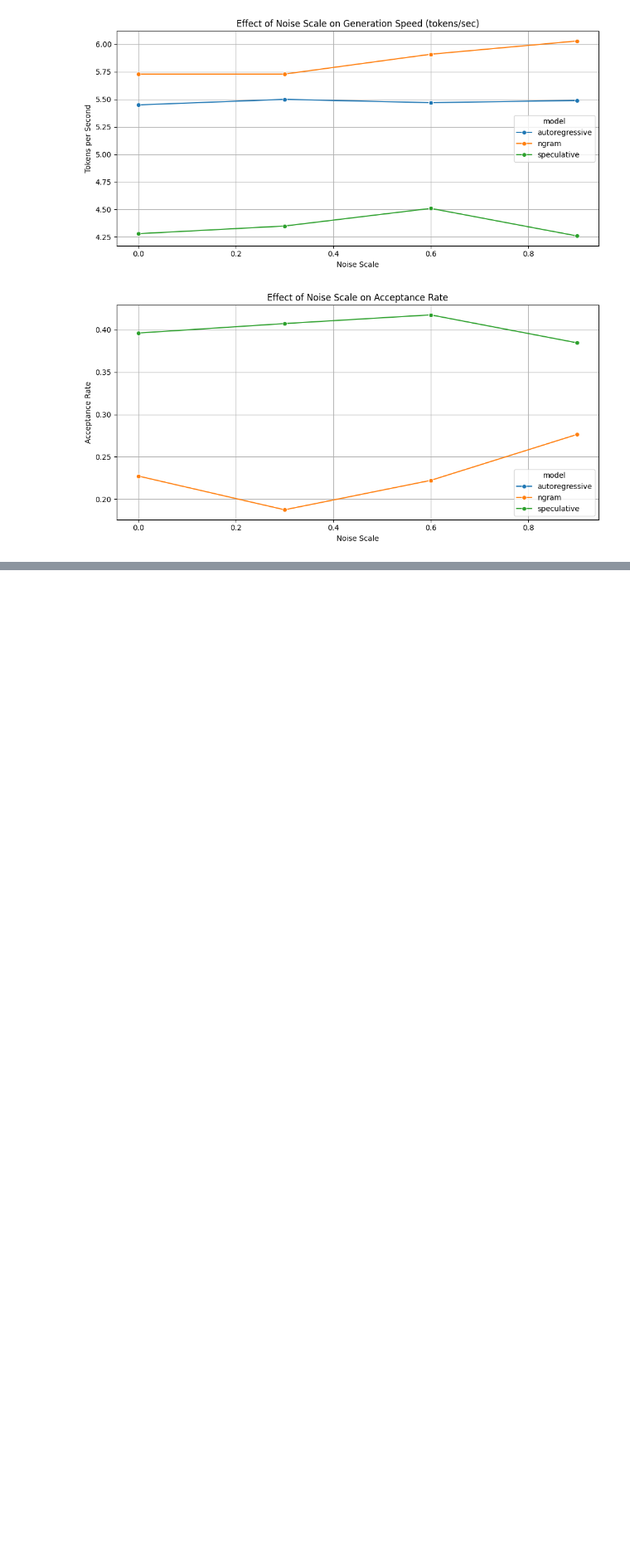
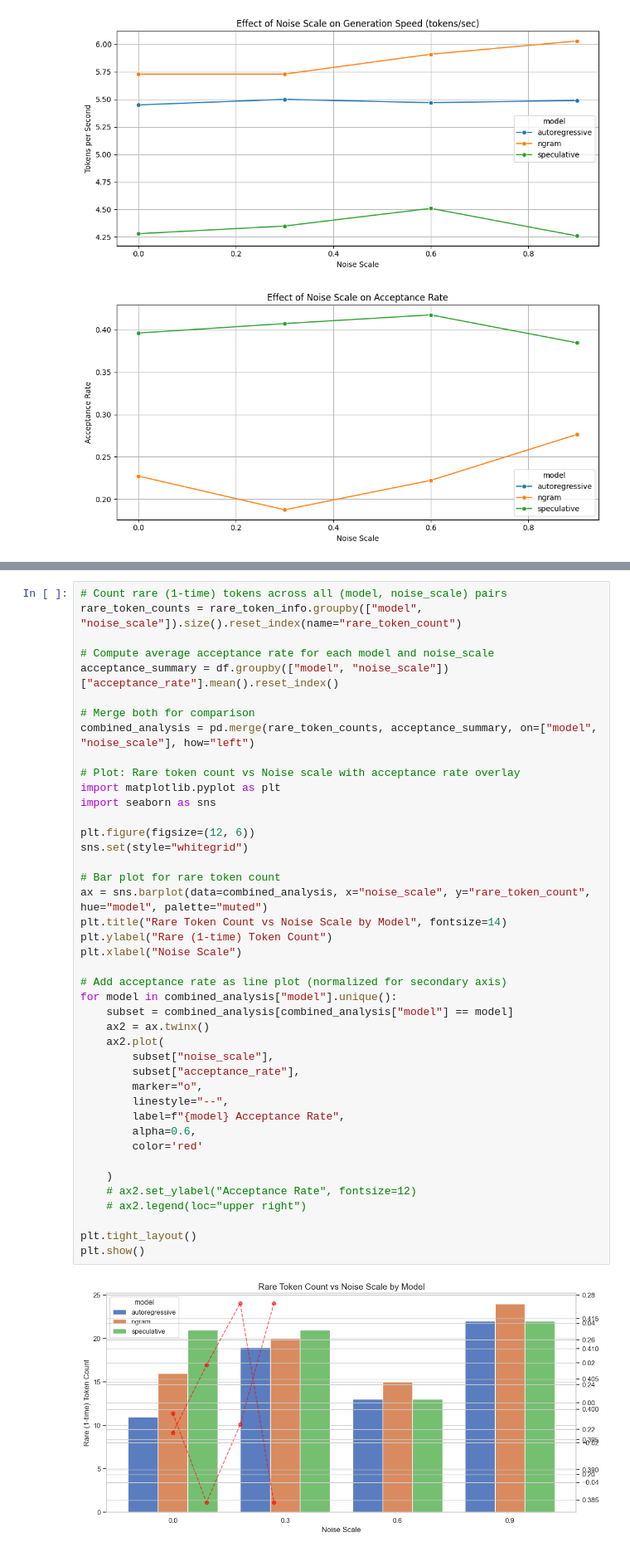
Before and after one commit to EulerMacaroni/Speculative-Decoding, a Jupyter notebook: results/NoiseVarAnalysis.ipynb, the cells around one changed output, grey strips where cells are left out. Shown: that part at 83% size. Cells and saved outputs as stored; diff of their text form; blank space fills up the shorter version.

Commit message:
analysis.

```diff
--- a/results/NoiseVarAnalysis.ipynb
+++ b/results/NoiseVarAnalysis.ipynb
@@ -121,0 +292,44 @@ plt.show()
+# %%
+# Count rare (1-time) tokens across all (model, noise_scale) pairs
+rare_token_counts = rare_token_info.groupby(["model", "noise_scale"]).size().reset_index(name="rare_token_count")
+
+# Compute average acceptance rate for each model and noise_scale
+acceptance_summary = df.groupby(["model", "noise_scale"])["acceptance_rate"].mean().reset_index()
+
+# Merge both for comparison
+combined_analysis = pd.merge(rare_token_counts, acceptance_summary, on=["model", "noise_scale"], how="left")
+
+# Plot: Rare token count vs Noise scale with acceptance rate overlay
+import matplotlib.pyplot as plt
+import seaborn as sns
+
+plt.figure(figsize=(12, 6))
+sns.set(style="whitegrid")
+
+# Bar plot for rare token count
+ax = sns.barplot(data=combined_analysis, x="noise_scale", y="rare_token_count", hue="model", palette="muted")
+plt.title("Rare Token Count vs Noise Scale by Model", fontsize=14)
+plt.ylabel("Rare (1-time) Token Count")
+plt.xlabel("Noise Scale")
+
+# Add acceptance rate as line plot (normalized for secondary axis)
+for model in combined_analysis["model"].unique():
+    subset = combined_analysis[combined_analysis["model"] == model]
+    ax2 = ax.twinx()
+    ax2.plot(
+        subset["noise_scale"],
+        subset["acceptance_rate"],
+        marker="o",
+        linestyle="--",
+        label=f"{model} Acceptance Rate",
+        alpha=0.6,
+        color='red'
+
+    )
+    # ax2.set_ylabel("Acceptance Rate", fontsize=12)
+    # ax2.legend(loc="upper right")
+
+plt.tight_layout()
+plt.show()
+# %% [output]
+[figure, added]
```
Also changed, not shown: parts of 5 cells of this notebook.
